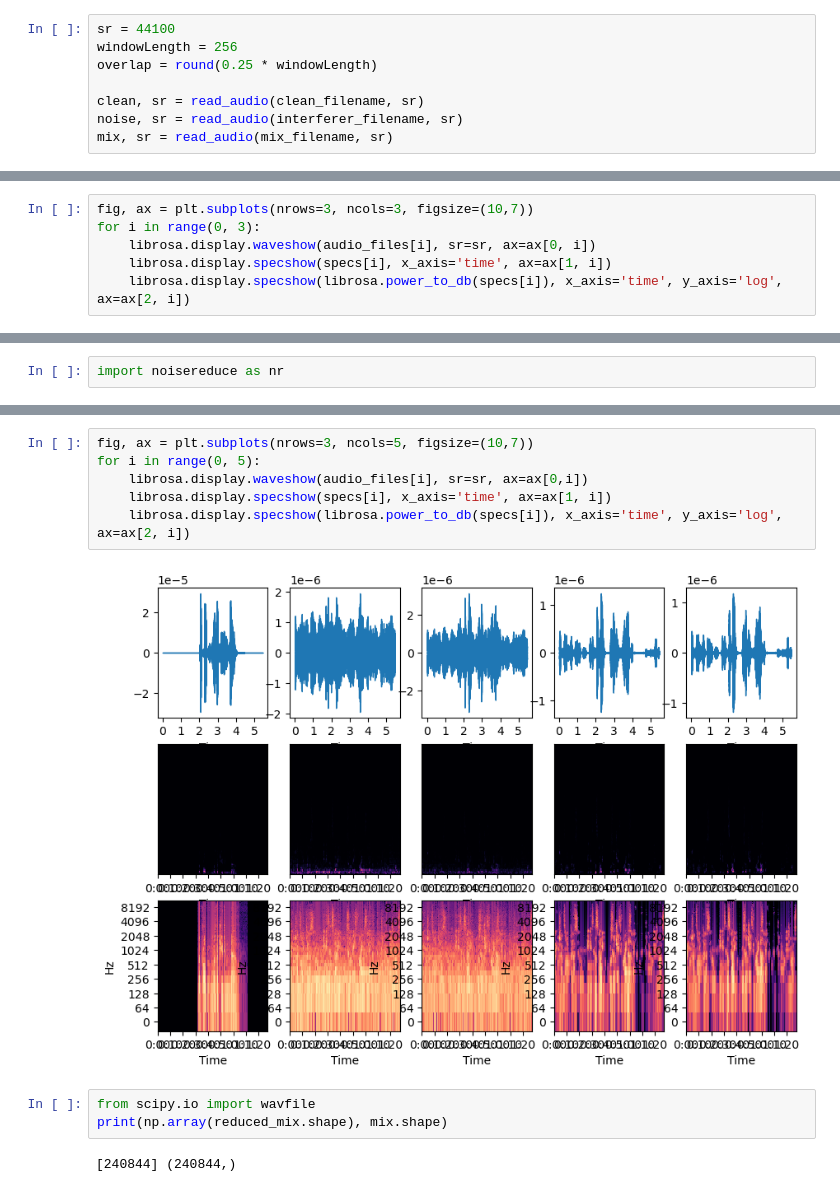
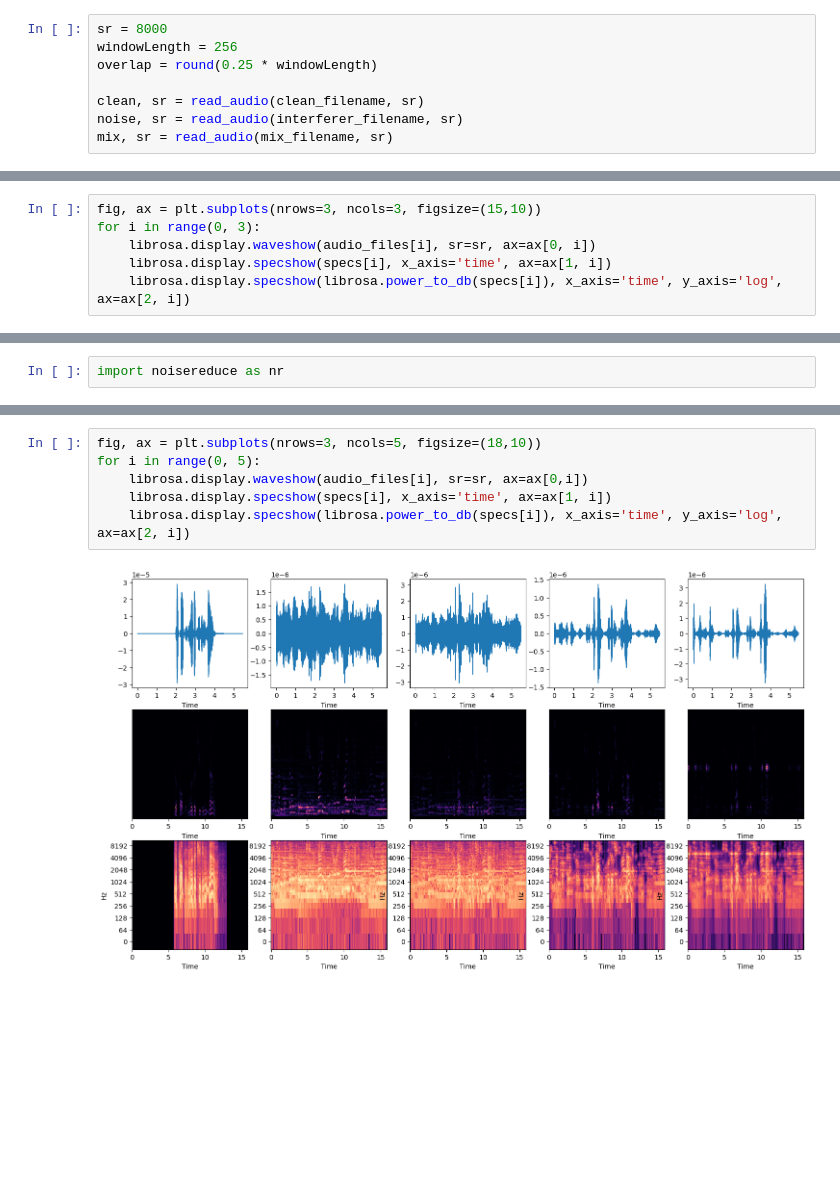
Before and after one commit to 4rr0w/icassp, a Jupyter notebook: test.ipynb, the cells around one changed output, grey strips where cells are left out. Drawn from its saved outputs; the diff is of its cells as text; blank space fills up the shorter version.

```diff
--- a/test.ipynb
+++ b/test.ipynb
@@ -37,7 +38,7 @@ print(interferer_filename)
 ../../clarity_CEC2_data_train/clarity_data/train/scenes\S00001_mix_CH1.wav
 ../../clarity_CEC2_data_train/clarity_data/train/scenes\S00001_interferer_CH1.wav
 # %%
-sr = 44100
+sr = 8000
 windowLength = 256
 overlap = round(0.25 * windowLength)
 
@@ -103,5 +106,5 @@ mels = [clean_mel, noise_mel, mix_mel]
 # %%
-fig, ax = plt.subplots(nrows=3, ncols=3, figsize=(10,7))
+fig, ax = plt.subplots(nrows=3, ncols=3, figsize=(15,10))
 for i in range(0, 3):
     librosa.display.waveshow(audio_files[i], sr=sr, ax=ax[0, i])
     librosa.display.specshow(specs[i], x_axis='time', ax=ax[1, i])
@@ -174,13 +177,8 @@ mels.append(aud_mel)
 # %%
-fig, ax = plt.subplots(nrows=3, ncols=5, figsize=(10,7))
+fig, ax = plt.subplots(nrows=3, ncols=5, figsize=(18,10))
 for i in range(0, 5):
     librosa.display.waveshow(audio_files[i], sr=sr, ax=ax[0,i])
     librosa.display.specshow(specs[i], x_axis='time', ax=ax[1, i])
     librosa.display.specshow(librosa.power_to_db(specs[i]), x_axis='time', y_axis='log', ax=ax[2, i])
 # %% [output]
-[figure, old version]
+[figure, new version]
-# %%
-from scipy.io import wavfile
-print(np.array(reduced_mix.shape), mix.shape)
-# %% [output]
-[240844] (240844,)
```
Also changed, not shown: parts of 14 cells of this notebook, 4 other files.
